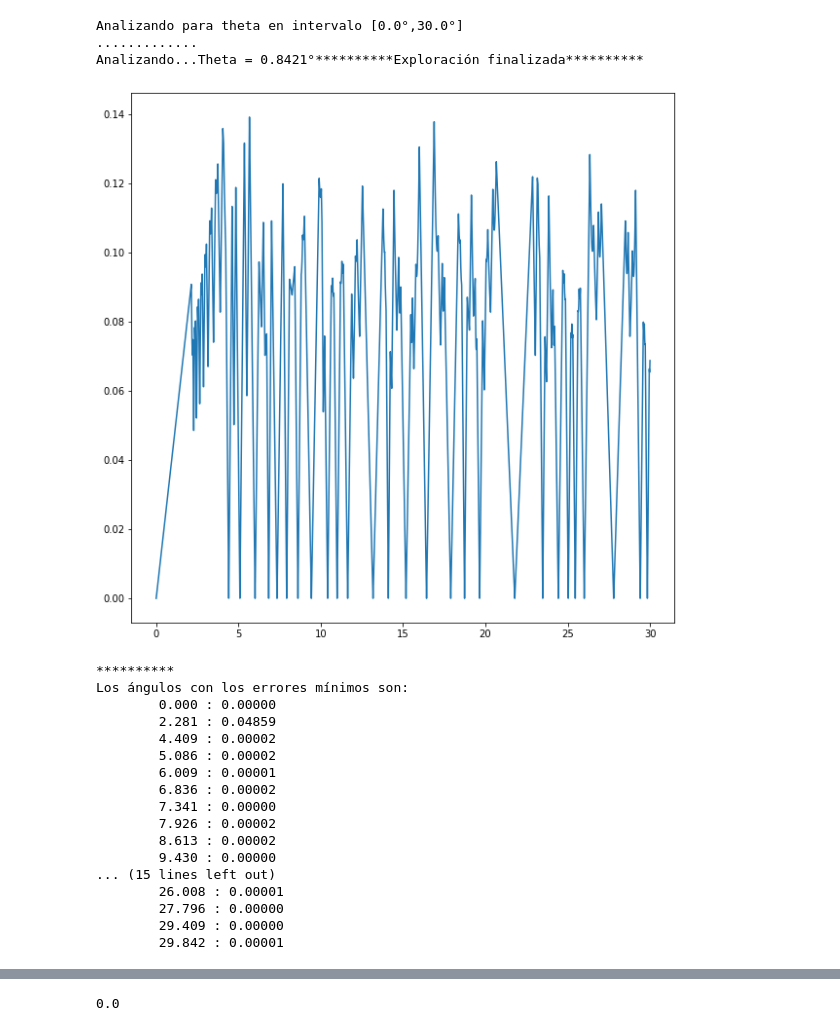
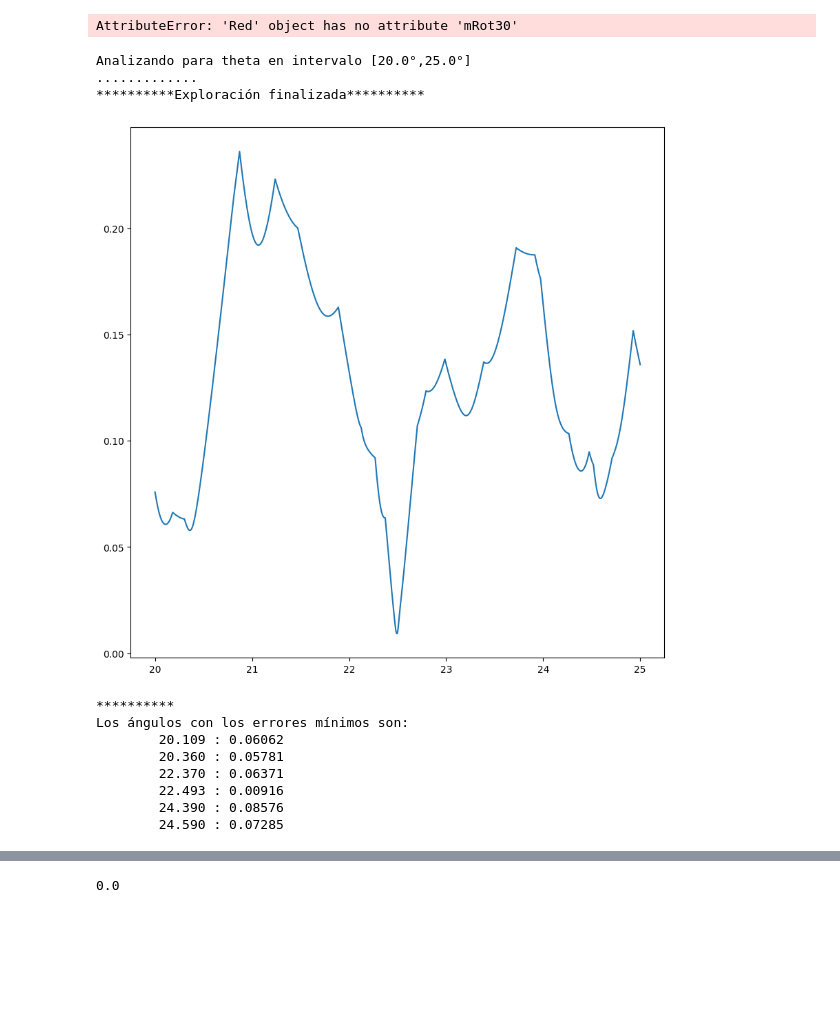
Before and after one commit to OssielAg/SS, a Jupyter notebook: SuperCell/resultados.ipynb, the cells around one changed output, grey strips where cells are left out. Drawn from its saved outputs; the diff is of its cells as text; code cells hidden in the pictures; blank space fills up the shorter version.

```diff
--- a/SuperCell/resultados.ipynb
+++ b/SuperCell/resultados.ipynb
@@ -1,5 +1,11 @@
 # %%
 from src.Funciones import *
+# %%
+r1 = grafeno().mRot30
+r2m = grafeno3().mRot(13.17355)
+#r2 = importa(CdS.vasp)
+# %% [output]
+AttributeError: 'Red' object has no attribute 'mRot30'
 # %%
 class sistem:
     def __init__(self, lol, name="", th=0.0):
@@ -40,24 +44,15 @@ s1.compute()
 # %%
-s1.analyze(rangeOfAngleSearch=(0.0,30.0), precision=4)
+s1.analyze(rangeOfAngleSearch=(20.0,25.0), precision=3, maxErr=0.1)
 # %% [output]
-Analizando para theta en intervalo [0.0°,30.0°]
+Analizando para theta en intervalo [20.0°,25.0°]
 .............
-Analizando...Theta = 0.8421°**********Exploración finalizada**********
+**********Exploración finalizada**********
-[figure, old version]
+[figure, new version]
 **********
 Los ángulos con los errores mínimos son:
-        0.000 : 0.00000
-        2.281 : 0.04859
-        4.409 : 0.00002
-        5.086 : 0.00002
-        6.009 : 0.00001
-        6.836 : 0.00002
-        7.341 : 0.00000
-        7.926 : 0.00002
-        8.613 : 0.00002
-        9.430 : 0.00000
-... (15 lines left out)
-        26.008 : 0.00001
-        27.796 : 0.00000
-        29.409 : 0.00000
-        29.842 : 0.00001
+        20.109 : 0.06062
+        20.360 : 0.05781
+        22.370 : 0.06371
+        22.493 : 0.00916
+        24.390 : 0.08576
+        24.590 : 0.07285
```
Also changed, not shown: parts of 30 cells of this notebook, 5 other files.
